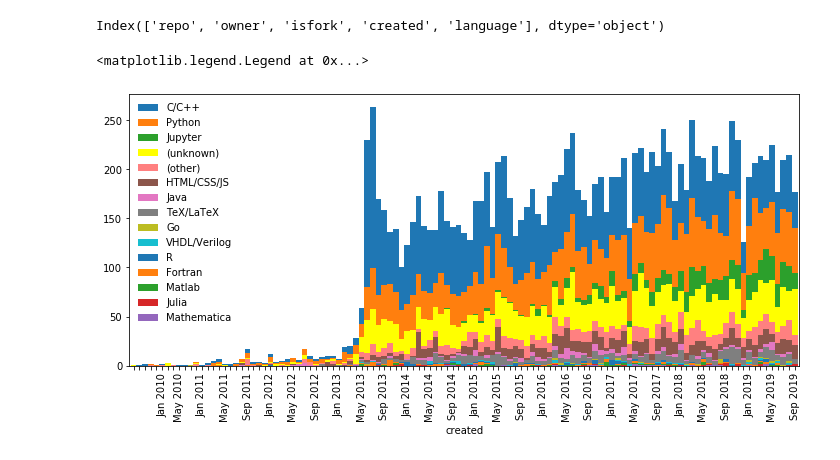
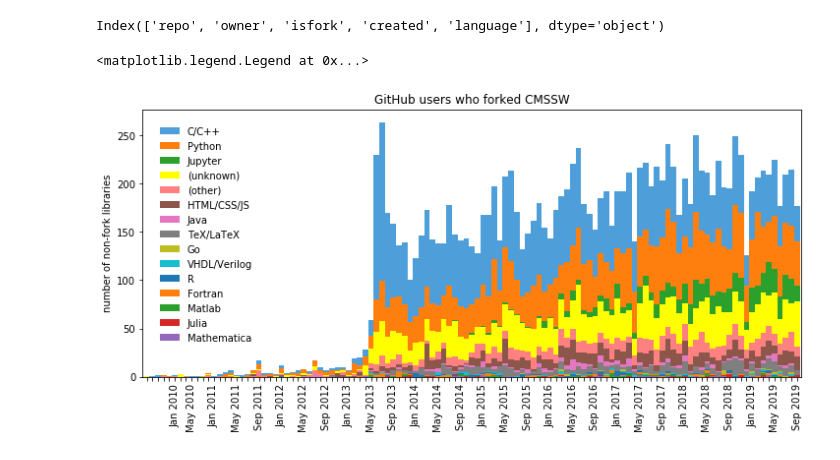
Before and after one commit to jpivarski-talks/2019-10-17-pyhep-awkward, a Jupyter notebook: analysis.ipynb, the cells around one changed output. Drawn from its saved outputs; the diff is of its cells as text; code cells hidden in the pictures.

Commit message:
All analysis done; made plots.

```diff
--- a/analysis.ipynb
+++ b/analysis.ipynb
@@ -181,24 +204,30 @@ summary = summary[reversed(which)]
 summary;
 # %%
 color_cycle = (matplotlib.pyplot.rcParams['axes.prop_cycle'].by_key()['color'] * 2)[:len(which)]
+color_cycle[0] = "#4e9fd9"
 color_cycle[3] = "#ffff00"
 color_cycle[4] = "#ff8080"
-color_cycle = reversed(color_cycle)
+color_cycle = list(reversed(color_cycle))
 # %%
 ax = summary.plot.bar(width=1, stacked=True, figsize=(12, 5), color=color_cycle)
 labels = []
 for x in ax.xaxis.get_ticklabels():
     if x.get_text()[:4] != "2009" and x.get_text().endswith("-01"):
         labels.append("Jan " + x.get_text()[:4])
     elif x.get_text()[:4] != "2009" and x.get_text().endswith("-05"):
         labels.append("May " + x.get_text()[:4])
     elif x.get_text()[:4] != "2009" and x.get_text().endswith("-09"):
         labels.append("Sep " + x.get_text()[:4])
     else:
         labels.append("")
 ax.set_xticklabels(labels)
+matplotlib.pyplot.xlabel("")
+matplotlib.pyplot.ylabel("number of non-fork libraries")
+matplotlib.pyplot.title("GitHub users who forked CMSSW")
 handles, labels = ax.get_legend_handles_labels()
-ax.legend([handles[labels.index(x)] for x in which], which, loc="upper left", frameon=False)
+ax.legend([handles[labels.index(x)] for x in which], which, loc="upper left", frameon=False, borderpad=1.25)
+ax.get_figure().savefig("github-linear.png")
+ax.get_figure().savefig("github-linear.pdf")
 # %% [output]
 <matplotlib.legend.Legend at 0x...>
-[figure, old version]
+[figure, new version]
```
Also changed, not shown: parts of 18 cells of this notebook, 28 other files.
